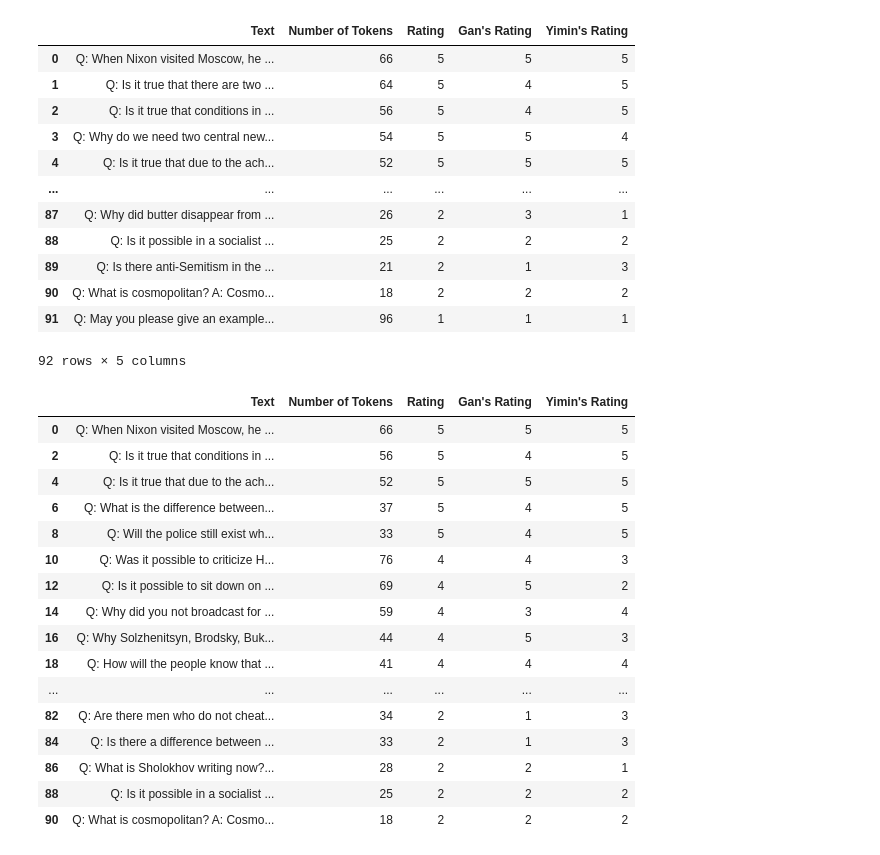
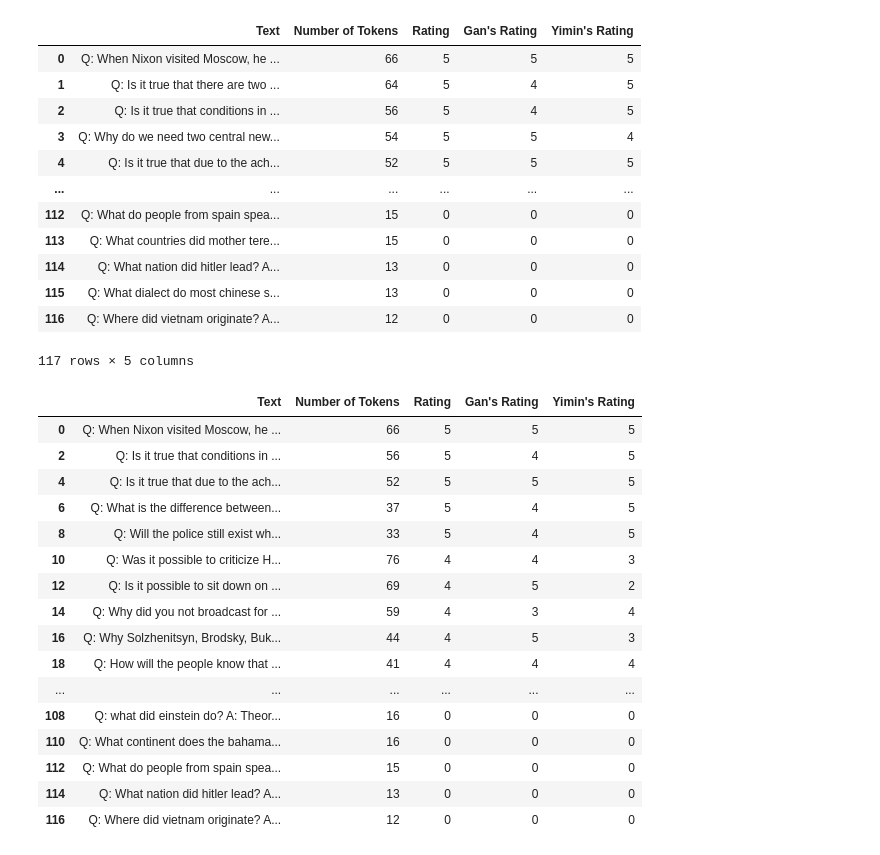
Before and after one commit to ece1786-2023/PoliticalJokes, a Jupyter notebook: data/data_processing.ipynb, the cells around one changed output. Saved outputs shown, nothing was run; the diff lists cells and outputs as text; code cells hidden in the pictures.

Commit message:
Process non-joke data and save to csv files.

```diff
--- a/data/data_processing.ipynb
+++ b/data/data_processing.ipynb
@@ -1,41 +1,43 @@
 # %%
 import tiktoken
 import pandas as pd
 
 def num_tokens_from_string(string: str) -> int:
     """Returns the number of tokens in a text string."""
     encoding = tiktoken.get_encoding("cl100k_base")
     num_tokens = len(encoding.encode(string))
     return num_tokens
 
 pd.set_option('display.max_colwidth', None)
-df = pd.read_csv('political_jokes.csv')
+df1 = pd.read_csv('political_jokes.csv')
+df2 = pd.read_csv('non_jokes.csv')
+df = pd.concat([df1, df2], ignore_index=True)
 df.insert(loc=1, column='Number of Tokens', value=df['Text'].apply(num_tokens_from_string))
 df.sort_values(by=['Rating', 'Number of Tokens'], ascending=False, inplace=True, ignore_index=True)
-df.to_csv('political_jokes_sorted.csv', index=False)
+df.to_csv('combined_data_sorted.csv', index=False)
 display(df)
 
 df_generator = df.iloc[::2]
 display(df_generator)
 df_generator.to_csv('generator.csv', index=False)
 
 df_evaluator = df.iloc[1::2]
 display(df_evaluator)
 df_evaluator.to_csv('evaluator.csv', index=False)
 # %% [output]
 |  | Text | Number of Tokens | Rating | Gan's Rating | Yimin's Rating |
 | 0 | Q: When Nixon visited Moscow, he ... | 66 | 5 | 5 | 5 |
 | 1 | Q: Is it true that there are two ... | 64 | 5 | 4 | 5 |
 | 2 | Q: Is it true that conditions in ... | 56 | 5 | 4 | 5 |
 | 3 | Q: Why do we need two central new... | 54 | 5 | 5 | 4 |
 | 4 | Q: Is it true that due to the ach... | 52 | 5 | 5 | 5 |
 | ... | ... | ... | ... | ... | ... |
-| 87 | Q: Why did butter disappear from ... | 26 | 2 | 3 | 1 |
-| 88 | Q: Is it possible in a socialist ... | 25 | 2 | 2 | 2 |
-| 89 | Q: Is there anti-Semitism in the ... | 21 | 2 | 1 | 3 |
-| 90 | Q: What is cosmopolitan? A: Cosmo... | 18 | 2 | 2 | 2 |
-| 91 | Q: May you please give an example... | 96 | 1 | 1 | 1 |
+| 112 | Q: What do people from spain spea... | 15 | 0 | 0 | 0 |
+| 113 | Q: What countries did mother tere... | 15 | 0 | 0 | 0 |
+| 114 | Q: What nation did hitler lead? A... | 13 | 0 | 0 | 0 |
+| 115 | Q: What dialect do most chinese s... | 13 | 0 | 0 | 0 |
+| 116 | Q: Where did vietnam originate? A... | 12 | 0 | 0 | 0 |
-92 rows × 5 columns
+117 rows × 5 columns
 |  | Text | Number of Tokens | Rating | Gan's Rating | Yimin's Rating |
 | 0 | Q: When Nixon visited Moscow, he ... | 66 | 5 | 5 | 5 |
 | 2 | Q: Is it true that conditions in ... | 56 | 5 | 4 | 5 |
@@ -48,11 +50,11 @@ df_evaluator.to_csv('evaluator.csv', index=False)
 | 16 | Q: Why Solzhenitsyn, Brodsky, Buk... | 44 | 4 | 5 | 3 |
 | 18 | Q: How will the people know that ... | 41 | 4 | 4 | 4 |
 | ... | ... | ... | ... | ... | ... |
-| 82 | Q: Are there men who do not cheat... | 34 | 2 | 1 | 3 |
-| 84 | Q: Is there a difference between ... | 33 | 2 | 1 | 3 |
-| 86 | Q: What is Sholokhov writing now?... | 28 | 2 | 2 | 1 |
-| 88 | Q: Is it possible in a socialist ... | 25 | 2 | 2 | 2 |
-| 90 | Q: What is cosmopolitan? A: Cosmo... | 18 | 2 | 2 | 2 |
+| 108 | Q: what did einstein do? A: Theor... | 16 | 0 | 0 | 0 |
+| 110 | Q: What continent does the bahama... | 16 | 0 | 0 | 0 |
+| 112 | Q: What do people from spain spea... | 15 | 0 | 0 | 0 |
+| 114 | Q: What nation did hitler lead? A... | 13 | 0 | 0 | 0 |
+| 116 | Q: Where did vietnam originate? A... | 12 | 0 | 0 | 0 |
 |  | Text | Number of Tokens | Rating | Gan's Rating | Yimin's Rating |
 | 1 | Q: Is it true that there are two ... | 64 | 5 | 4 | 5 |
 | 3 | Q: Why do we need two central new... | 54 | 5 | 5 | 4 |
```
Also changed, not shown: parts of 1 cell of this notebook, 2 other files.
